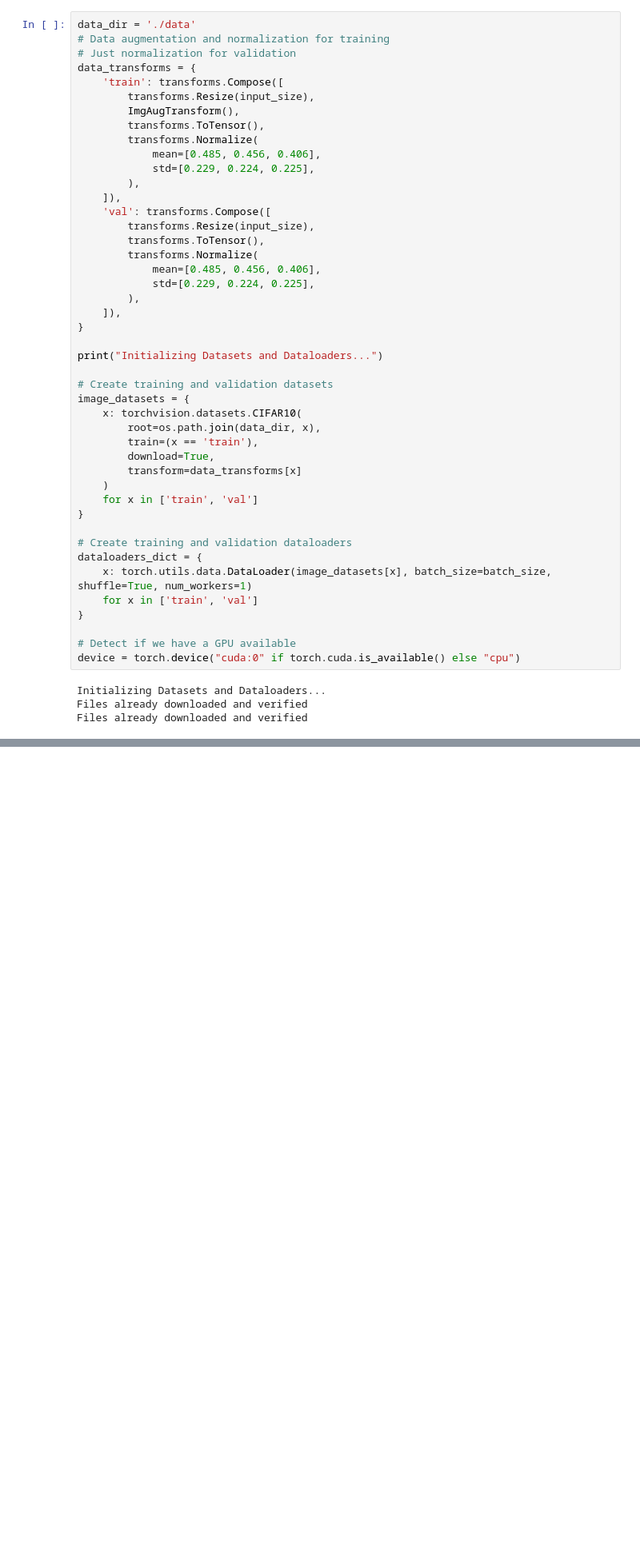
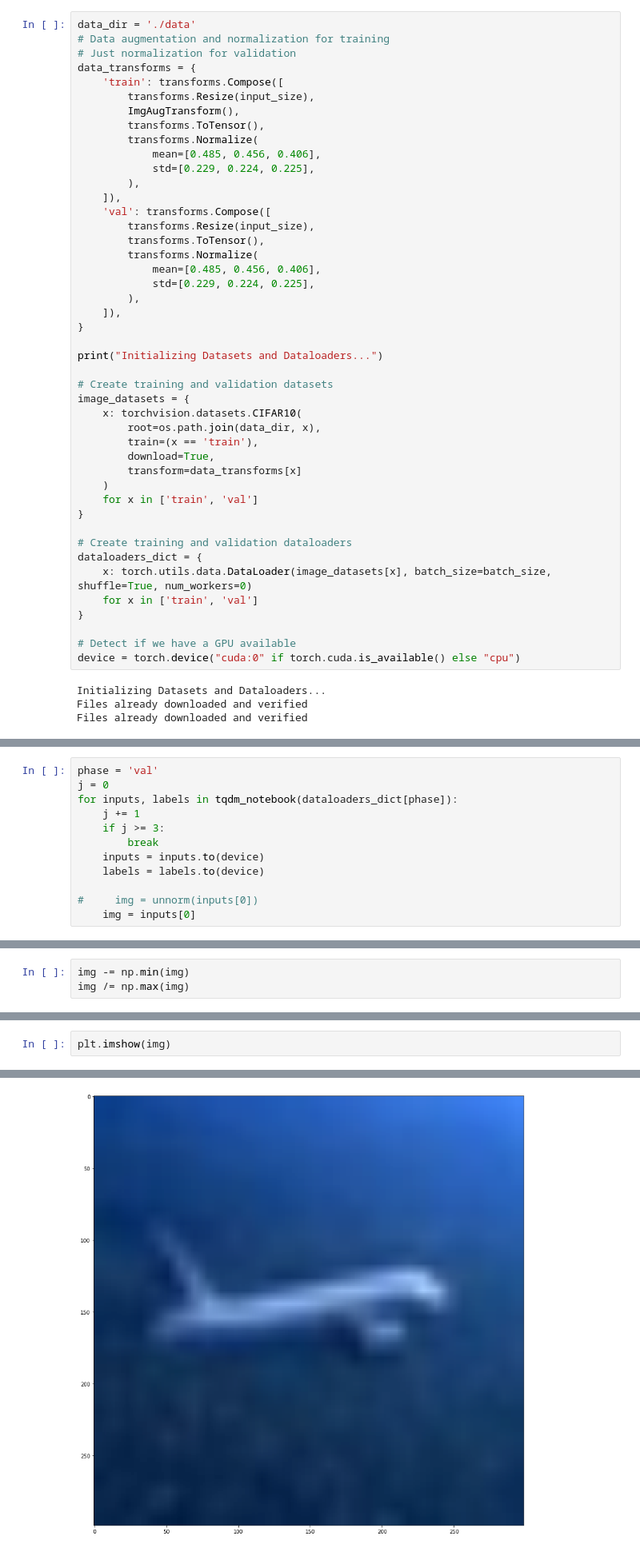
Before and after one commit to makci97/learning-deep-learning, a Jupyter notebook: homeworks/01_cnn_classifier/01_cnn_classifier.ipynb, the cells around one changed output, grey strips where cells are left out. Shown at 80% size. Drawn from its saved outputs; the diff is of its cells as text; blank space fills up the shorter version.

```diff
--- a/homeworks/01_cnn_classifier/01_cnn_classifier.ipynb
+++ b/homeworks/01_cnn_classifier/01_cnn_classifier.ipynb
@@ -366,7 +394,7 @@ image_datasets = {
 
 # Create training and validation dataloaders
 dataloaders_dict = {
-    x: torch.utils.data.DataLoader(image_datasets[x], batch_size=batch_size, shuffle=True, num_workers=1)
+    x: torch.utils.data.DataLoader(image_datasets[x], batch_size=batch_size, shuffle=True, num_workers=0)
     for x in ['train', 'val']
 }
 
@@ -864,0 +485,12 @@ Accuracy of the network on the 10000 val images: 77.06%
+# %%
+phase = 'val'
+j = 0
+for inputs, labels in tqdm_notebook(dataloaders_dict[phase]):
+    j += 1
+    if j >= 3:
+        break
+    inputs = inputs.to(device)
+    labels = labels.to(device)
+
+#     img = unnorm(inputs[0])
+    img = inputs[0]
@@ -864,0 +535,3 @@ Accuracy of the network on the 10000 val images: 77.06%
+# %%
+img -= np.min(img)
+img /= np.max(img)
@@ -864,0 +546,3 @@ Accuracy of the network on the 10000 val images: 77.06%
+# %%
+plt.imshow(img)
+# %% [output]
@@ -864,0 +550 @@ Accuracy of the network on the 10000 val images: 77.06%
+[figure, added]
```
Also changed, not shown: parts of 103 cells of this notebook.
